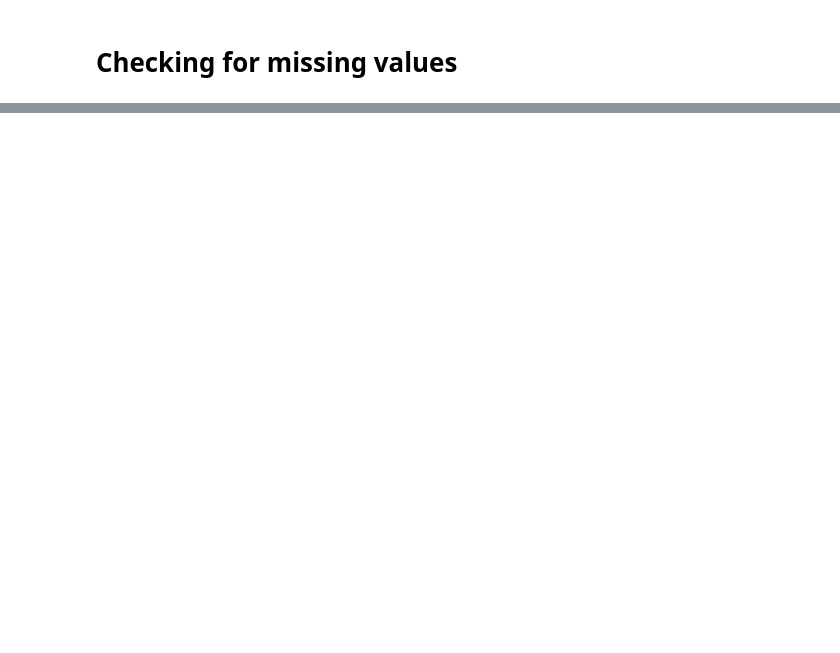
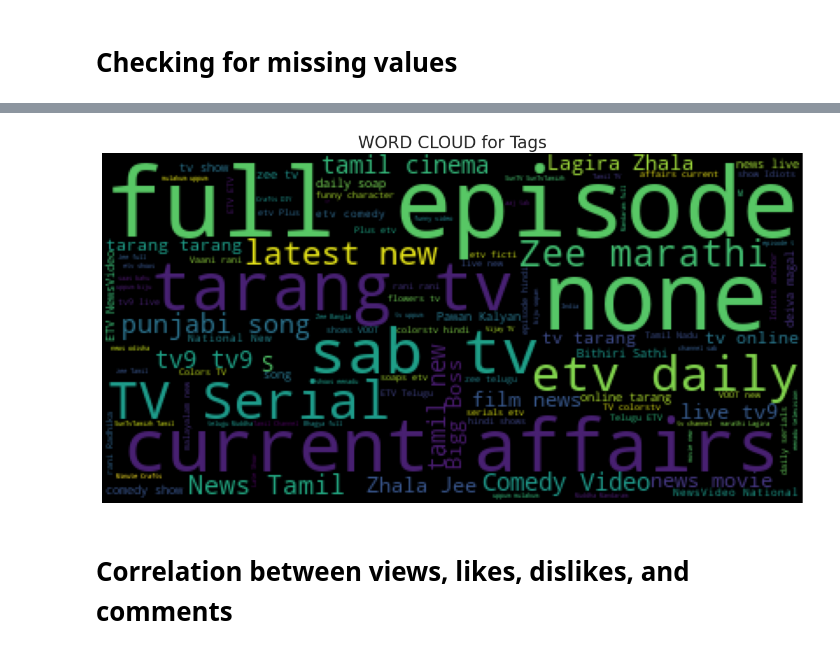
Before and after one commit to deshpandeanu/BasicProjectsPython, a Jupyter notebook: data-cleaning-and-eda-work.ipynb, the cells around one changed output, grey strips where cells are left out. Cells and saved outputs as stored; diff of their text form; code cells hidden in the pictures; blank space fills up the shorter version.

```diff
--- a/data-cleaning-and-eda-work.ipynb
+++ b/data-cleaning-and-eda-work.ipynb
@@ -238,0 +405,8 @@ combined_df = pd.concat(all_dataframes)
+# %%
+
+data.insert(4, 'publish_date', data['publish_time'].dt.date) # loc, column name, values for column to be inserted
+data['publish_time'] = data['publish_time'].dt.time
+# Changing data type for 'publish_date' from object to 'datetime64[ns]'
+data['publish_date'] = pd.to_datetime(data['publish_date'], format = "%Y-%m-%d")
+
+data.head()
@@ -238,0 +483,20 @@ combined_df = pd.concat(all_dataframes)
+# %%
+from wordcloud import WordCloud, STOPWORDS
+
+plt.figure(figsize = (15, 15))
+stopwords = set(STOPWORDS)
+wordcloud = WordCloud(
+ background_color = 'black',
+ stopwords = stopwords,
+ max_words = 1000,
+ max_font_size = 120,
+ random_state = 42
+ ).generate(str(data['tags']))
+plt.imshow(wordcloud)
+plt.title('WORD CLOUD for Tags', fontsize = 20)
+plt.axis('off')
+plt.show()
+# %% [output]
+[figure, added]
+# %% [markdown]
+# Correlation between views, likes, dislikes, and comments
```
Also changed, not shown: parts of 50 cells of this notebook.
